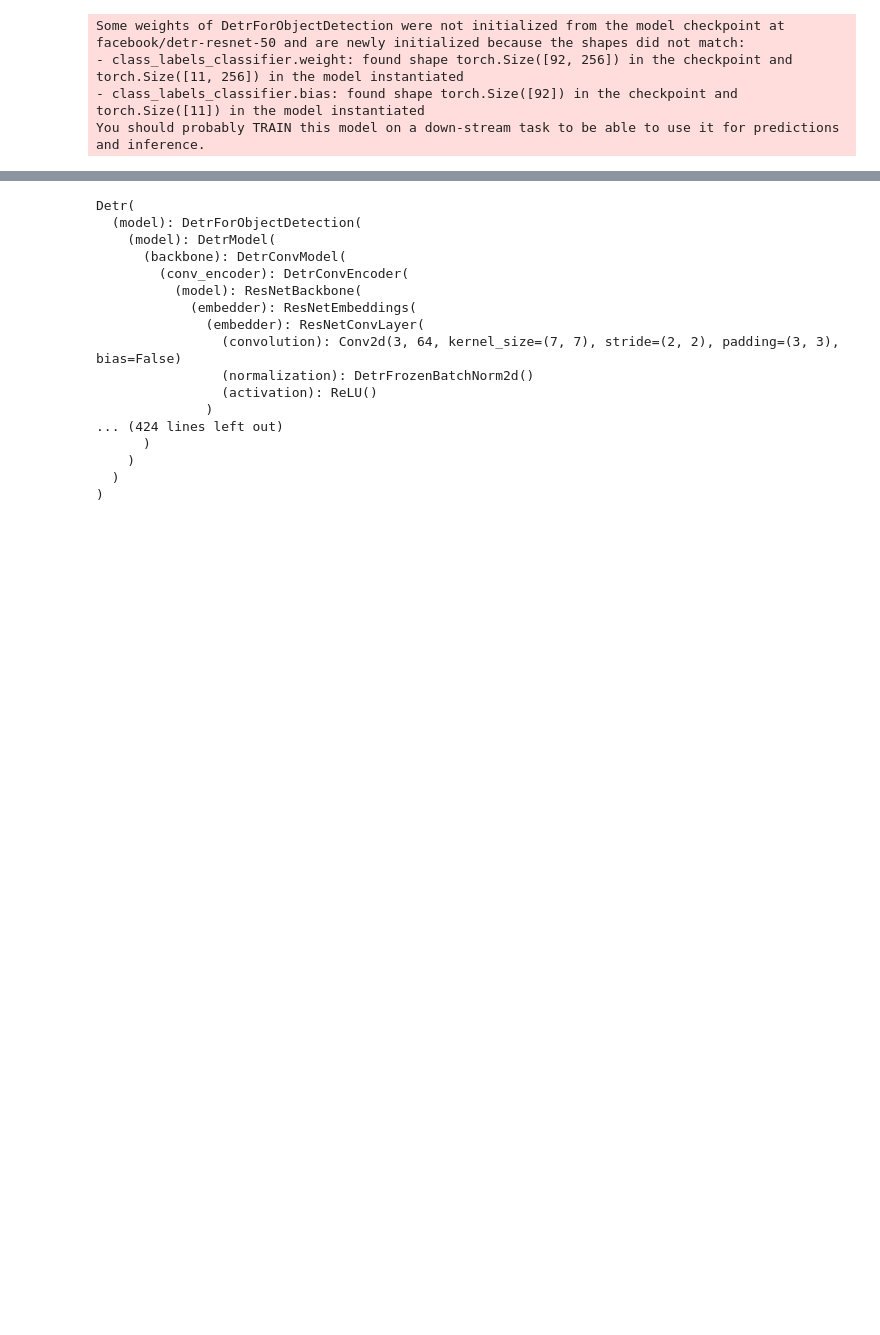
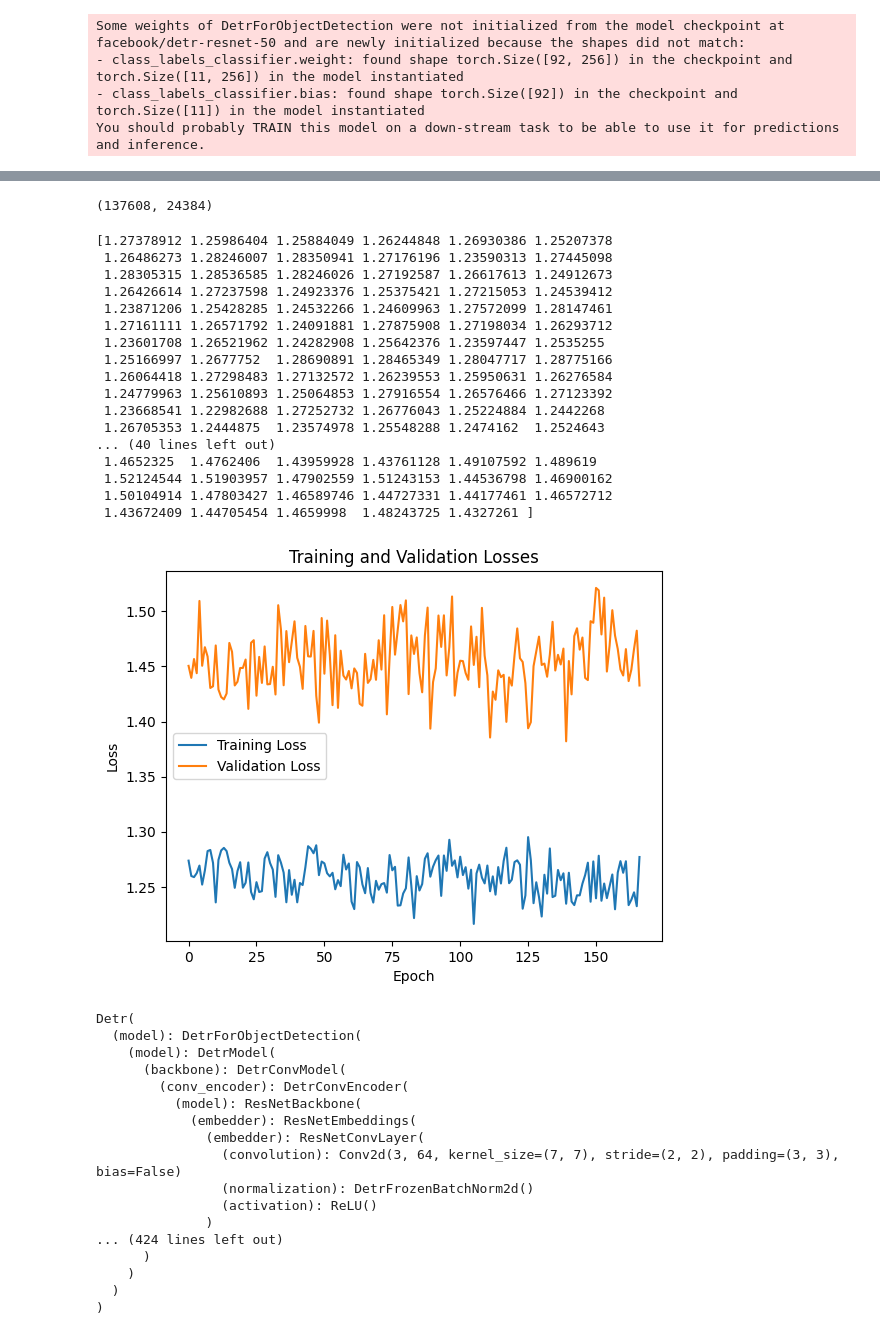
Before and after one commit to IsaevaDiana/metal_surface_defects_detect, a Jupyter notebook: detr.ipynb, the cells around one changed output, grey strips where cells are left out. Saved outputs shown, nothing was run; the diff lists cells and outputs as text; code cells hidden in the pictures; blank space fills up the shorter version.

```diff
--- a/detr.ipynb
+++ b/detr.ipynb
@@ -619,3 +695,44 @@ The `max_size` parameter is deprecated and will be removed in v4.26. Please spec
+# %%
+len(model.train_losses), len(model.val_losses)
+# %% [output]
+(137608, 24384)
+# %%
+import matplotlib.pyplot as plt
+tr = np.array(model.train_losses)
+averaged_tr = np.mean(tr.reshape(-1, 824, 167), axis=1)
+averaged_tr = np.squeeze(averaged_tr)
+print(averaged_tr)
+plt.plot(averaged_tr, label="Training Loss")
+vl = np.array(model.val_losses)
+vl = vl[2:]
+averaged_vl = np.mean(vl.reshape(-1, 146, 167), axis=1)
+averaged_vl = np.squeeze(averaged_vl)
+print(averaged_vl)
+plt.plot(averaged_vl, label="Validation Loss")
+plt.xlabel("Epoch")
+plt.ylabel("Loss")
+plt.title("Training and Validation Losses")
+plt.legend()
+plt.show()
+# %% [output]
+[1.27378912 1.25986404 1.25884049 1.26244848 1.26930386 1.25207378
+ 1.26486273 1.28246007 1.28350941 1.27176196 1.23590313 1.27445098
+ 1.28305315 1.28536585 1.28246026 1.27192587 1.26617613 1.24912673
+ 1.26426614 1.27237598 1.24923376 1.25375421 1.27215053 1.24539412
+ 1.23871206 1.25428285 1.24532266 1.24609963 1.27572099 1.28147461
+ 1.27161111 1.26571792 1.24091881 1.27875908 1.27198034 1.26293712
+ 1.23601708 1.26521962 1.24282908 1.25642376 1.23597447 1.2535255
+ 1.25166997 1.2677752  1.28690891 1.28465349 1.28047717 1.28775166
+ 1.26064418 1.27298483 1.27132572 1.26239553 1.25950631 1.26276584
+ 1.24779963 1.25610893 1.25064853 1.27916554 1.26576466 1.27123392
+ 1.23668541 1.22982688 1.27252732 1.26776043 1.25224884 1.2442268
+ 1.26705353 1.2444875  1.23574978 1.25548288 1.2474162  1.2524643
+... (40 lines left out)
+ 1.4652325  1.4762406  1.43959928 1.43761128 1.49107592 1.489619
+ 1.52124544 1.51903957 1.47902559 1.51243153 1.44536798 1.46900162
+ 1.50104914 1.47803427 1.46589746 1.44727331 1.44177461 1.46572712
+ 1.43672409 1.44705454 1.4659998  1.48243725 1.4327261 ]
+[figure, added]
 # %%
 # model_path = 'custom_model'
 # model.model.save_pretrained(model_path)
```
Also changed, not shown: parts of 28 cells of this notebook.
